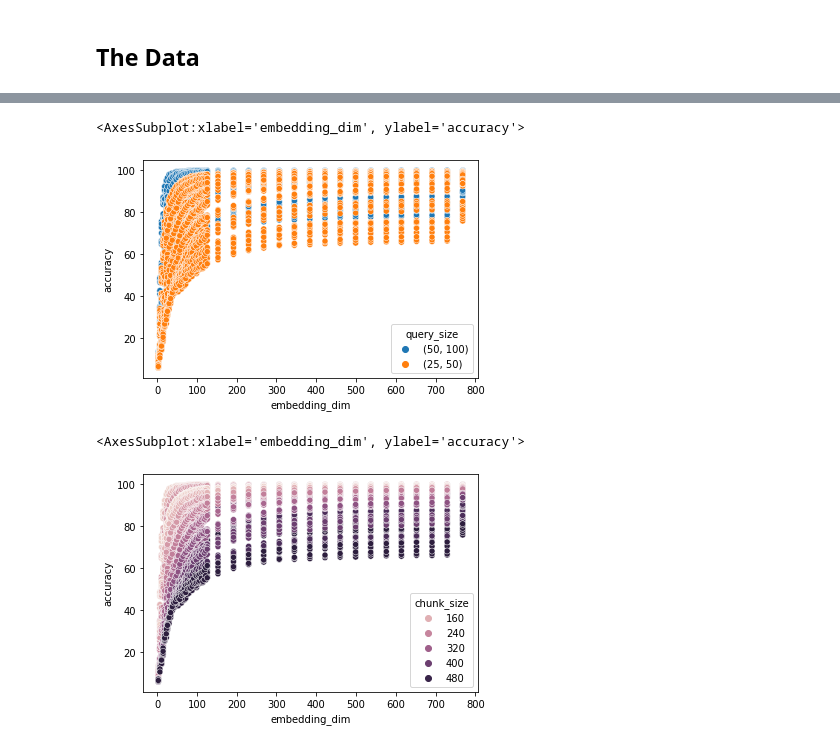
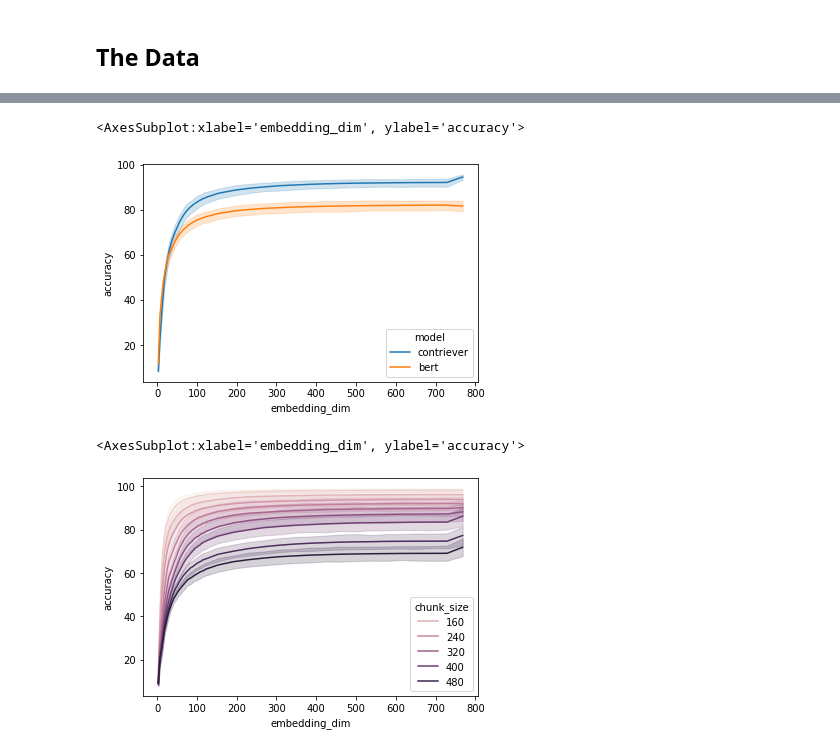
Before and after one commit to rifaaQ/cmsc674, a Jupyter notebook: analysis.ipynb, the cells around one changed output, grey strips where cells are left out. Cells and saved outputs as stored; diff of their text form; code cells hidden in the pictures.

Commit message:
added minilm data

```diff
--- a/analysis.ipynb
+++ b/analysis.ipynb
@@ -37,10 +43,10 @@ df.tail()
 # %%
-sns.scatterplot(data=df, x='embedding_dim', y='accuracy', hue='query_size')
+sns.lineplot(data=df, x='embedding_dim', y='accuracy', hue='model')
 # %% [output]
 <AxesSubplot:xlabel='embedding_dim', ylabel='accuracy'>
-[figure, old version]
+[figure, new version]
 # %%
-sns.scatterplot(data=df, x='embedding_dim', y='accuracy', hue='chunk_size')
+sns.lineplot(data=df, x='embedding_dim', y='accuracy', hue='chunk_size')
 # %% [output]
 <AxesSubplot:xlabel='embedding_dim', ylabel='accuracy'>
-[figure, old version]
+[figure, new version]
```
Also changed, not shown: parts of 6 cells of this notebook, 3 other files.
